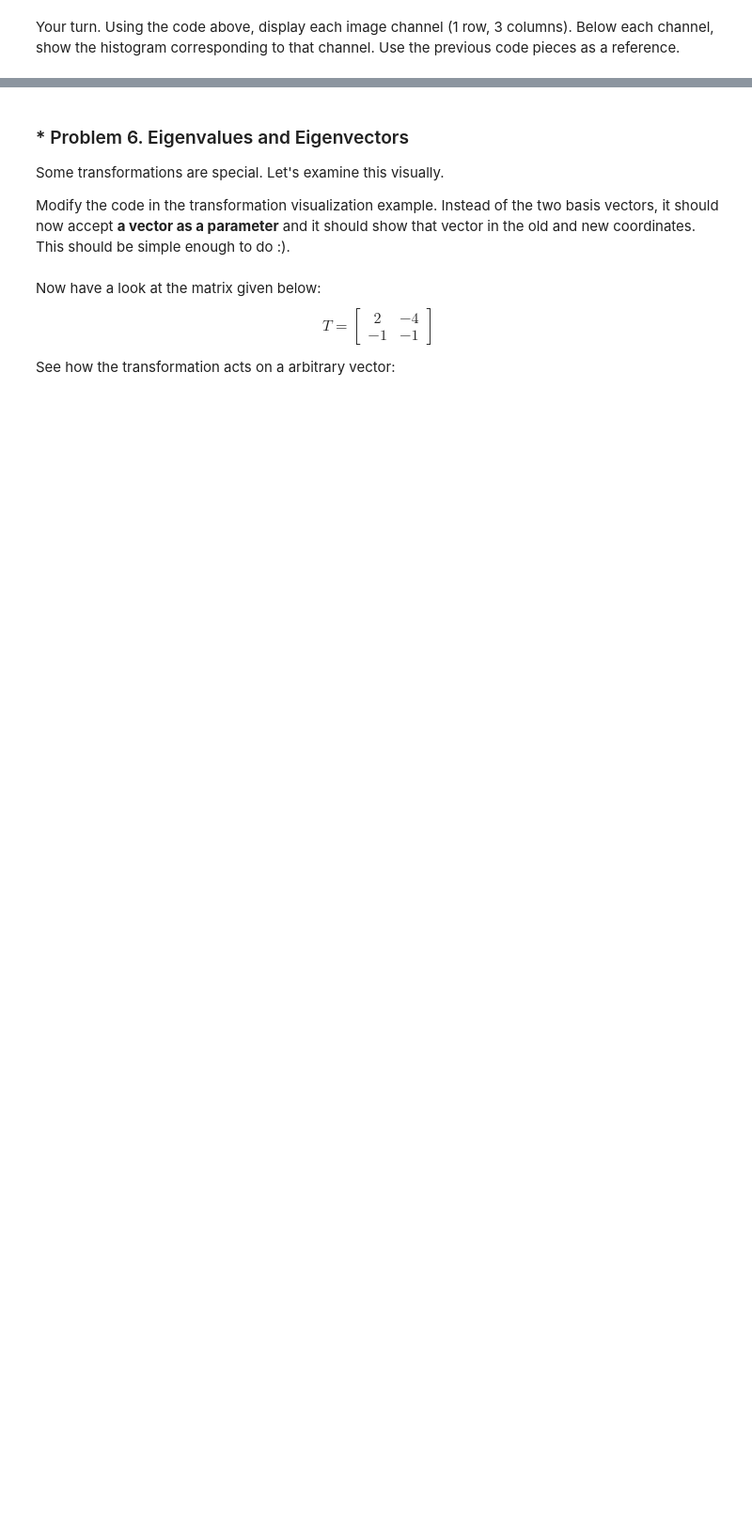
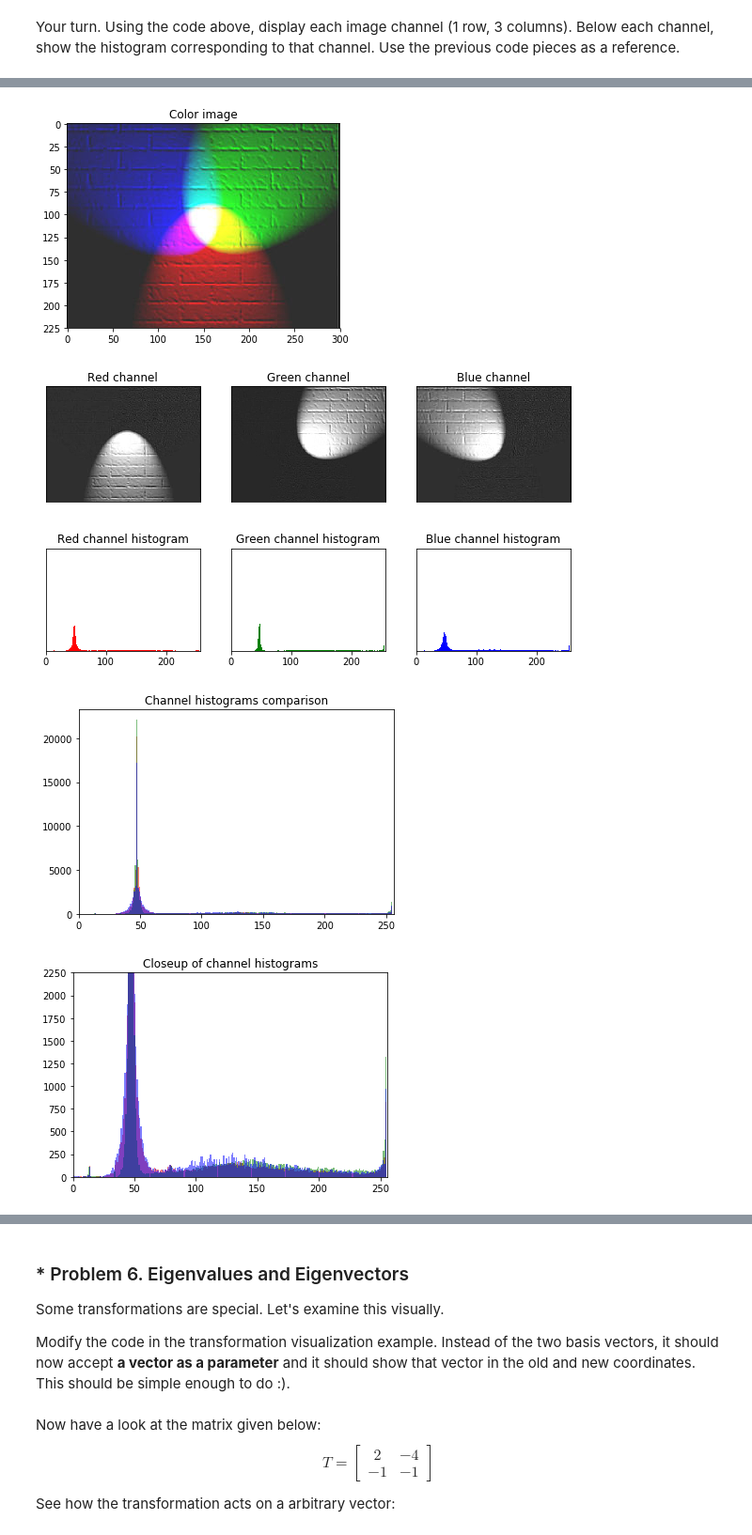
Before and after one commit to Inforser/Artificial-Intelligence-2018, a Jupyter notebook: Math Concepts For Developers-Apr_2018/03 - Linear Algebra/06. Linear-Algebra-Exercise/Linear Algebra Exercise.ipynb, the cells around one changed output, grey strips where cells are left out. Shown at 94% size. Drawn from its saved outputs; the diff is of its cells as text; code cells hidden in the pictures; blank space fills up the shorter version.

```diff
--- a/Math Concepts For Developers-Apr_2018/03 - Linear Algebra/06. Linear-Algebra-Exercise/Linear Algebra Exercise.ipynb
+++ b/Math Concepts For Developers-Apr_2018/03 - Linear Algebra/06. Linear-Algebra-Exercise/Linear Algebra Exercise.ipynb
@@ -519,3 +610,11 @@ Your turn. Using the code above, display each image channel (1 row, 3 columns).
+# %%
+analyse_channels("https://upload.wikimedia.org/wikipedia/commons/thumb/2/28/RGB_illumination.jpg/300px-RGB_illumination.jpg")
+# %% [output]
+[figure, added]
+[figure, added]
+[figure, added]
+[figure, added]
+[figure, added]
 # %% [markdown]
 ### * Problem 5. Perspective Correction
 Let's now look at transformations. A **homography** is a function that maps a pixel from one image onto a pixel from another image.
```
Also changed, not shown: parts of 14 cells of this notebook.
